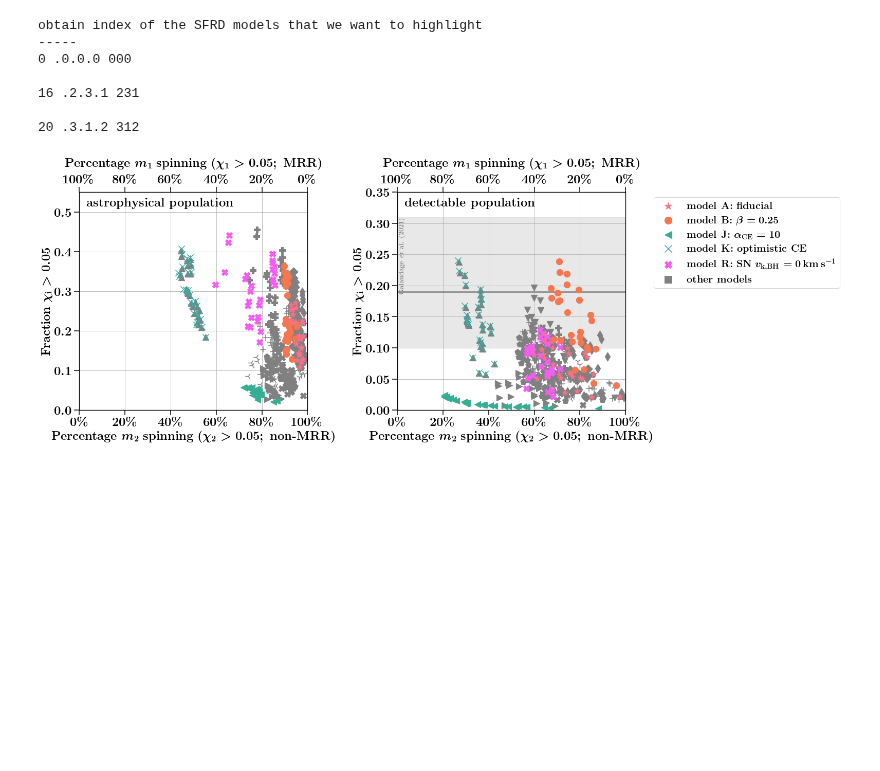
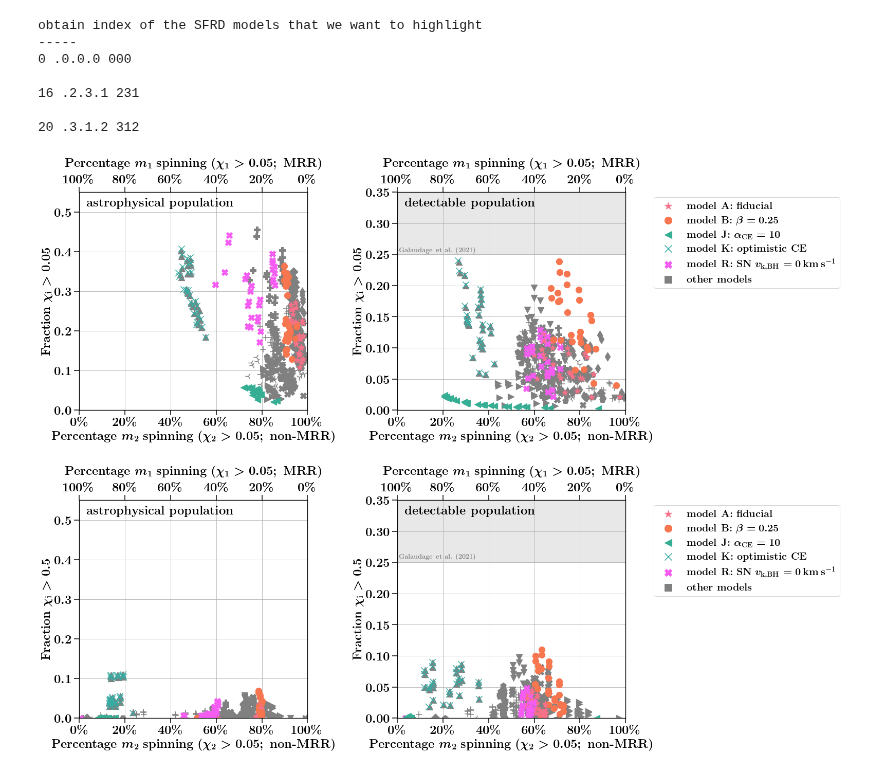
Before and after one commit to FloorBroekgaarden/MRR_Project, a Jupyter notebook: Figure4_spinning_BBH_Rates/Plot_fraction_spinning_BBHs.ipynb, the cells around one changed output. Cells and saved outputs as stored; diff of their text form; code cells hidden in the pictures; blank space fills up the shorter version.

Commit message:
update figures

```diff
--- a/Figure4_spinning_BBH_Rates/Plot_fraction_spinning_BBHs.ipynb
+++ b/Figure4_spinning_BBH_Rates/Plot_fraction_spinning_BBHs.ipynb
@@ -141,13 +141,13 @@ def plotScatterMRR_spins(axe=None, whichRate='intrinsic', ylims=[0,1], spin_thre
     if whichRate=='observed':
         # add the 90% credible interval from Galaudage (lambda_0 from https://iopscience.iop.org/article/10.3847/2041-8213/ac2f3c)
         xx_obs = np.linspace(0,1, 2)
-        yy_galaudage21_bottom, yy_galaudage21_top = [0.1, 0.1], [0.31, 0.31]
-        median_galaudage21 = [0.19, 0.19]
+        yy_galaudage21_bottom, yy_galaudage21_top = [0.25, 0.25], [0.71, 0.71]   #[0.1, 0.1], [0.31, 0.31]
+        median_galaudage21 = [0.46, 0.46] #[0.19, 0.19]
 
         axe.plot(xx_obs, median_galaudage21, lw=3, color='gray', zorder=2, alpha=0.8)
         axe.fill_between(xx_obs, yy_galaudage21_bottom, yy_galaudage21_top, color='lightgray', alpha=0.5, zorder=1)
 #         axe.text(s=r'$90\%$ \textbf{credible interval Galaudage et al. (2021)}', x=0.005, y=0.309, fontsize=14, ha='left', va='top', rotation=90)
-        axe.text(s=r'\textbf{Galaudage et al. (2021)}', x=0.007, y=0.31, fontsize=13, ha='left', va='top', rotation=90, color='gray')
+        axe.text(s=r'\textbf{Galaudage et al. (2021)}', x=0.007, y=0.253, fontsize=13, ha='left', va='bottom', rotation=0, color='gray')
 
     axe.text(s=text_legend, x=0.03, y=0.975, fontsize=24, ha='left', va='top', rotation=0, transform=axe.transAxes)
 
@@ -240,4 +240,32 @@ plt.savefig('./Rate_MRR_spins_' +'panels_' + 'spin_threshold_%s'%spin_threshold
 plt.show()
 plt.close()
 # %% [output]
-[figure, old version]
+[figure, new version]
+# %%
+
+
+
+fig, axe = plt.subplots(1,3, figsize=(22,8),\
+                           gridspec_kw={"width_ratios":[3, 3, 1.7]})
+
+spin_threshold=0.5
+
+ylims =[0,.55]
+axe[0] = plotScatterMRR_spins(axe=axe[0], whichRate='intrinsic', ylims=ylims, spin_threshold=spin_threshold) #, CSVdir=CSVdir))
+
+
+ylims =[0,.35]
+axe[1] = plotScatterMRR_spins(axe=axe[1], whichRate='observed', ylims=ylims, spin_threshold=spin_threshold) #, CSVdir=CSVdir)
+
+
+axe[2] = plot_legend_scatterFigure(axe=axe[2])
+
+
+plt.tight_layout()
+plt.savefig('./Rate_MRR_spins_' +'panels_' + 'spin_threshold_%s'%spin_threshold  + '.png', dpi=600, transparent=False)
+plt.savefig('./Rate_MRR_spins_' +'panels_' + 'spin_threshold_%s'%spin_threshold  + '.pdf', transparent=False)
+
+plt.show()
+plt.close()
+# %% [output]
+[figure, added]
```
Also changed, not shown: 14 other files.
